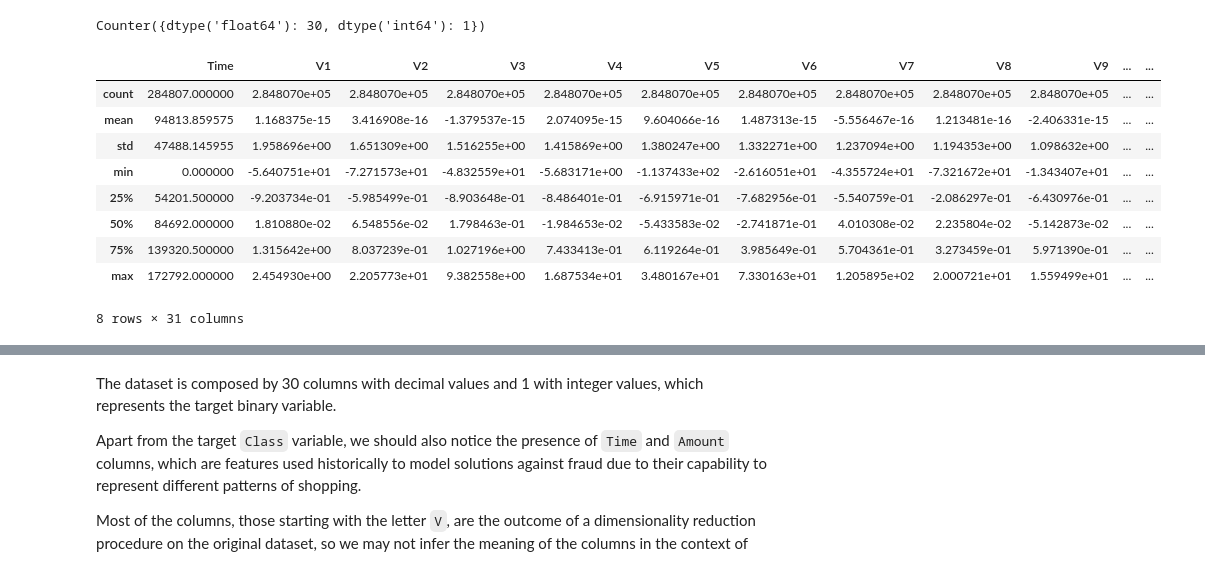
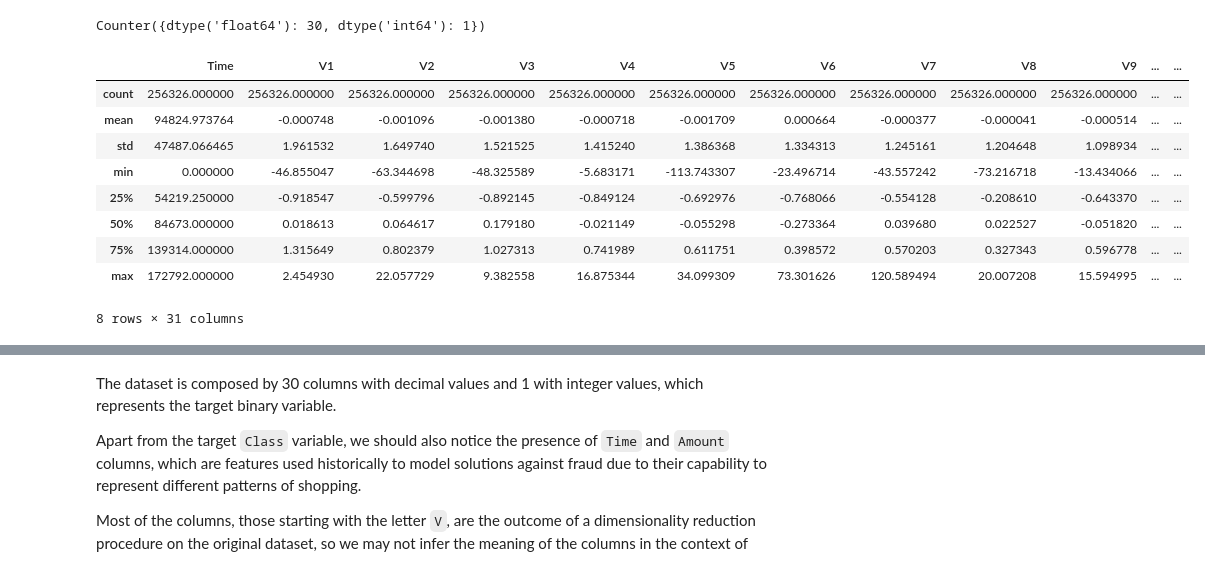
Before and after one commit to josumsc/credit-card-fraud-detection, a Jupyter notebook: src/credit_card_fraud_detection.ipynb, the cells around one changed output, grey strips where cells are left out. Cells and saved outputs as stored; diff of their text form; code cells hidden in the pictures.

```diff
--- a/src/credit_card_fraud_detection.ipynb
+++ b/src/credit_card_fraud_detection.ipynb
@@ -42,5 +49,8 @@ fraud.head()
 5 rows × 31 columns
 # %% [markdown]
 ## Data Understanding
+# %%
+# Reserve 10% of the data as test
+train, test = train_test_split(fraud, test_size=0.1, stratify=fraud["Class"])
 # %%
 # Number of columns by data type
@@ -48,17 +58,17 @@ print(Counter(fraud.dtypes))
 # %% [output]
 Counter({dtype('float64'): 30, dtype('int64'): 1})
 # %%
-fraud.describe()
+train.describe()
 # %% [output]
 |  | Time | V1 | V2 | V3 | V4 | V5 | V6 | V7 | V8 | V9 | ... | ... |
-| count | 284807.000000 | 2.848070e+05 | 2.848070e+05 | 2.848070e+05 | 2.848070e+05 | 2.848070e+05 | 2.848070e+05 | 2.848070e+05 | 2.848070e+05 | 2.848070e+05 | ... | ... |
-| mean | 94813.859575 | 1.168375e-15 | 3.416908e-16 | -1.379537e-15 | 2.074095e-15 | 9.604066e-16 | 1.487313e-15 | -5.556467e-16 | 1.213481e-16 | -2.406331e-15 | ... | ... |
-| std | 47488.145955 | 1.958696e+00 | 1.651309e+00 | 1.516255e+00 | 1.415869e+00 | 1.380247e+00 | 1.332271e+00 | 1.237094e+00 | 1.194353e+00 | 1.098632e+00 | ... | ... |
-| min | 0.000000 | -5.640751e+01 | -7.271573e+01 | -4.832559e+01 | -5.683171e+00 | -1.137433e+02 | -2.616051e+01 | -4.355724e+01 | -7.321672e+01 | -1.343407e+01 | ... | ... |
-| 25% | 54201.500000 | -9.203734e-01 | -5.985499e-01 | -8.903648e-01 | -8.486401e-01 | -6.915971e-01 | -7.682956e-01 | -5.540759e-01 | -2.086297e-01 | -6.430976e-01 | ... | ... |
-| 50% | 84692.000000 | 1.810880e-02 | 6.548556e-02 | 1.798463e-01 | -1.984653e-02 | -5.433583e-02 | -2.741871e-01 | 4.010308e-02 | 2.235804e-02 | -5.142873e-02 | ... | ... |
-| 75% | 139320.500000 | 1.315642e+00 | 8.037239e-01 | 1.027196e+00 | 7.433413e-01 | 6.119264e-01 | 3.985649e-01 | 5.704361e-01 | 3.273459e-01 | 5.971390e-01 | ... | ... |
-| max | 172792.000000 | 2.454930e+00 | 2.205773e+01 | 9.382558e+00 | 1.687534e+01 | 3.480167e+01 | 7.330163e+01 | 1.205895e+02 | 2.000721e+01 | 1.559499e+01 | ... | ... |
+| count | 256326.000000 | 256326.000000 | 256326.000000 | 256326.000000 | 256326.000000 | 256326.000000 | 256326.000000 | 256326.000000 | 256326.000000 | 256326.000000 | ... | ... |
+| mean | 94824.973764 | -0.000748 | -0.001096 | -0.001380 | -0.000718 | -0.001709 | 0.000664 | -0.000377 | -0.000041 | -0.000514 | ... | ... |
+| std | 47487.066465 | 1.961532 | 1.649740 | 1.521525 | 1.415240 | 1.386368 | 1.334313 | 1.245161 | 1.204648 | 1.098934 | ... | ... |
+| min | 0.000000 | -46.855047 | -63.344698 | -48.325589 | -5.683171 | -113.743307 | -23.496714 | -43.557242 | -73.216718 | -13.434066 | ... | ... |
+| 25% | 54219.250000 | -0.918547 | -0.599796 | -0.892145 | -0.849124 | -0.692976 | -0.768066 | -0.554128 | -0.208610 | -0.643370 | ... | ... |
+| 50% | 84673.000000 | 0.018613 | 0.064617 | 0.179180 | -0.021149 | -0.055298 | -0.273364 | 0.039680 | 0.022527 | -0.051820 | ... | ... |
+| 75% | 139314.000000 | 1.315649 | 0.802379 | 1.027313 | 0.741989 | 0.611751 | 0.398572 | 0.570203 | 0.327343 | 0.596778 | ... | ... |
+| max | 172792.000000 | 2.454930 | 22.057729 | 9.382558 | 16.875344 | 34.099309 | 73.301626 | 120.589494 | 20.007208 | 15.594995 | ... | ... |
 8 rows × 31 columns
 # %%
 # % of each class
```
Also changed, not shown: parts of 46 cells of this notebook.
